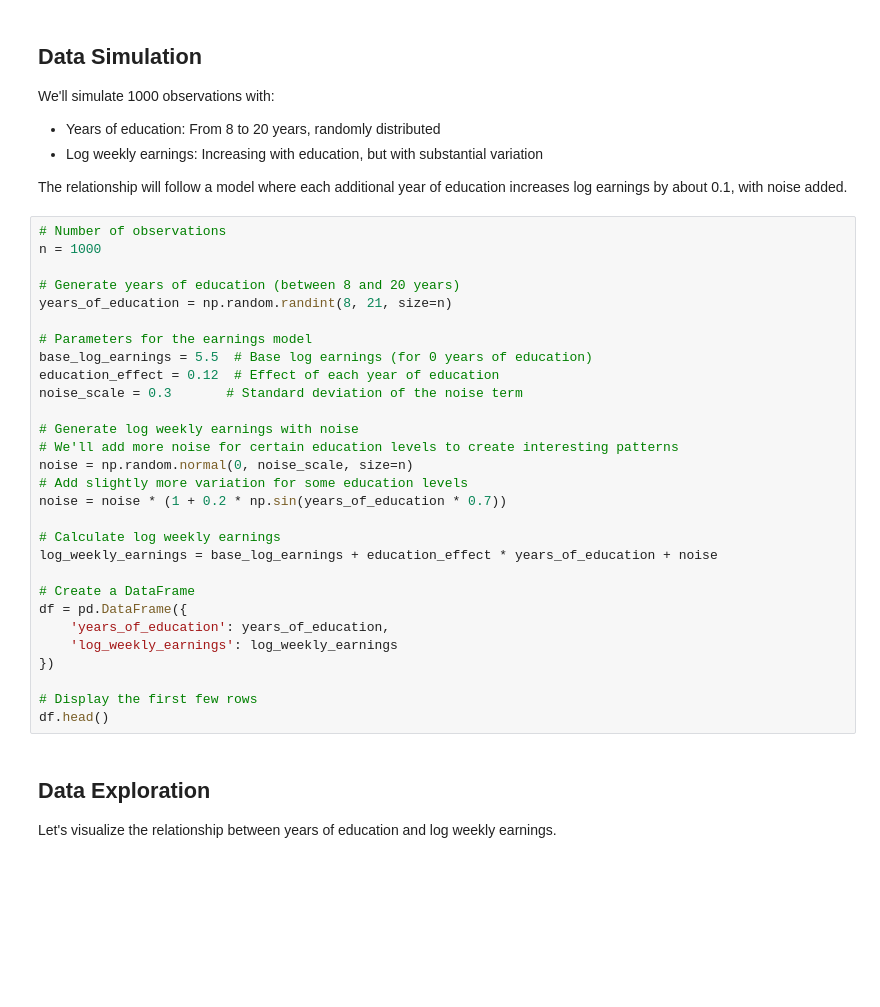
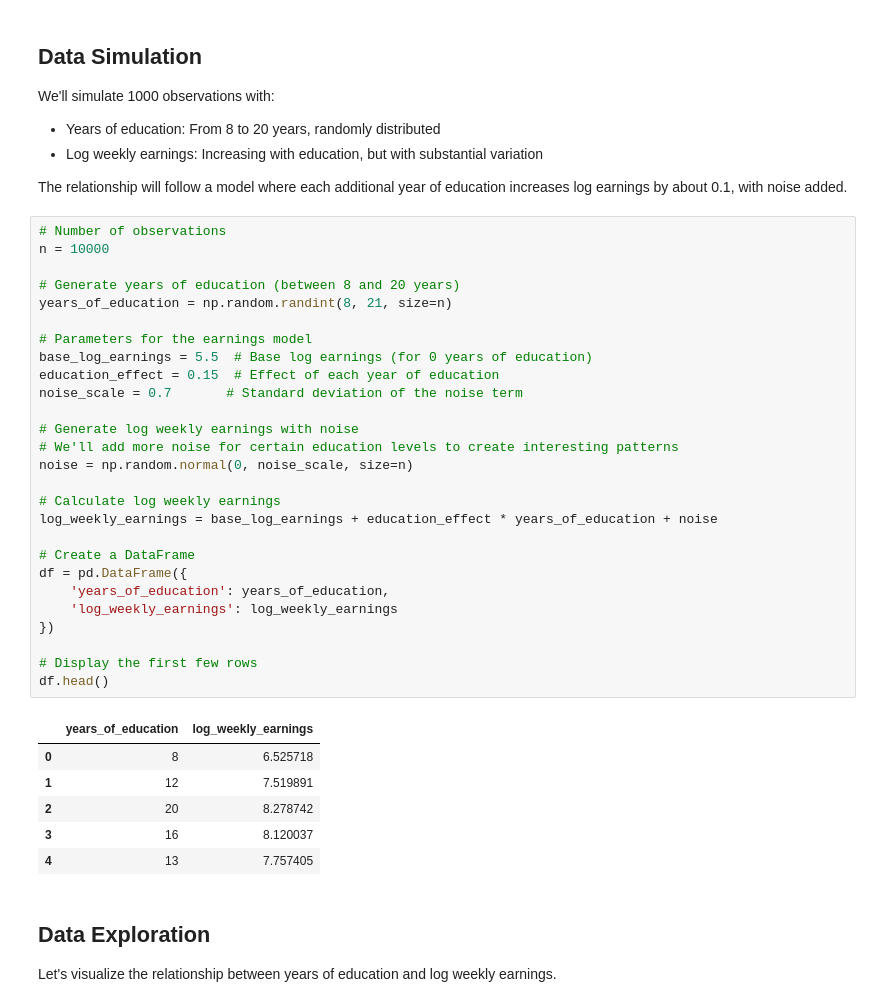
Before and after one commit to TorOEkle/cef-visualization, a Jupyter notebook: simulation.ipynb, the cells around one changed output. Saved outputs shown, nothing was run; the diff lists cells and outputs as text; blank space fills up the shorter version.

```diff
--- a/simulation.ipynb
+++ b/simulation.ipynb
@@ -24,33 +24,38 @@ We'll simulate 1000 observations with:
 The relationship will follow a model where each additional year of education increases log earnings by about 0.1, with noise added.
 # %%
 # Number of observations
-n = 1000
+n = 10000
 
 # Generate years of education (between 8 and 20 years)
 years_of_education = np.random.randint(8, 21, size=n)
 
 # Parameters for the earnings model
 base_log_earnings = 5.5  # Base log earnings (for 0 years of education)
-education_effect = 0.12  # Effect of each year of education
-noise_scale = 0.3       # Standard deviation of the noise term
+education_effect = 0.15  # Effect of each year of education
+noise_scale = 0.7       # Standard deviation of the noise term
 
 # Generate log weekly earnings with noise
 # We'll add more noise for certain education levels to create interesting patterns
 noise = np.random.normal(0, noise_scale, size=n)
-# Add slightly more variation for some education levels
-noise = noise * (1 + 0.2 * np.sin(years_of_education * 0.7))
 
 # Calculate log weekly earnings
 log_weekly_earnings = base_log_earnings + education_effect * years_of_education + noise
 
 # Create a DataFrame
 df = pd.DataFrame({
     'years_of_education': years_of_education,
     'log_weekly_earnings': log_weekly_earnings
 })
 
 # Display the first few rows
 df.head()
+# %% [output]
+|  | years_of_education | log_weekly_earnings |
+| 0 | 8 | 6.525718 |
+| 1 | 12 | 7.519891 |
+| 2 | 20 | 8.278742 |
+| 3 | 16 | 8.120037 |
+| 4 | 13 | 7.757405 |
 # %% [markdown]
 ## Data Exploration
 
```
Also changed, not shown: parts of 3 cells of this notebook, 1 other file.
